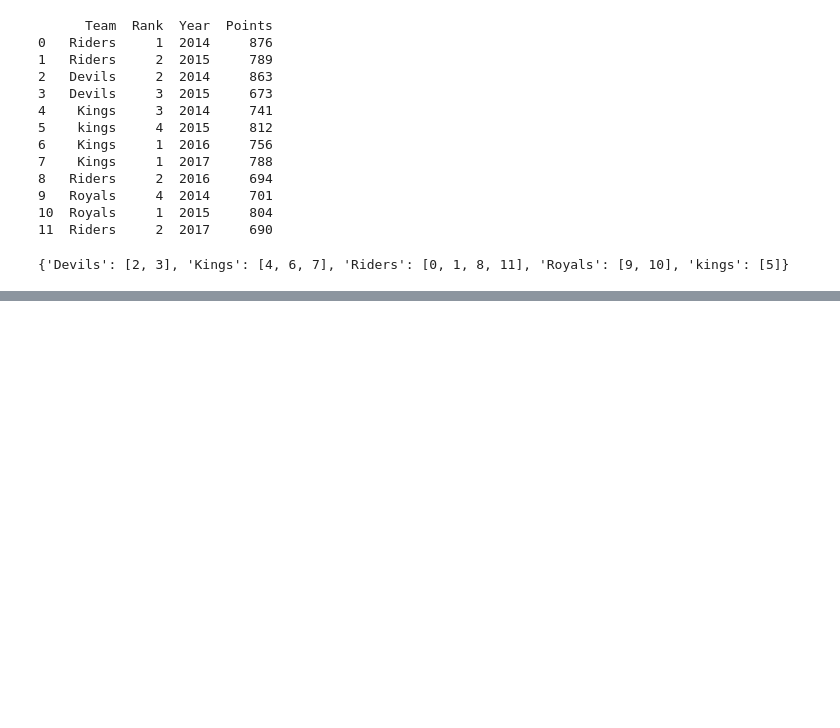
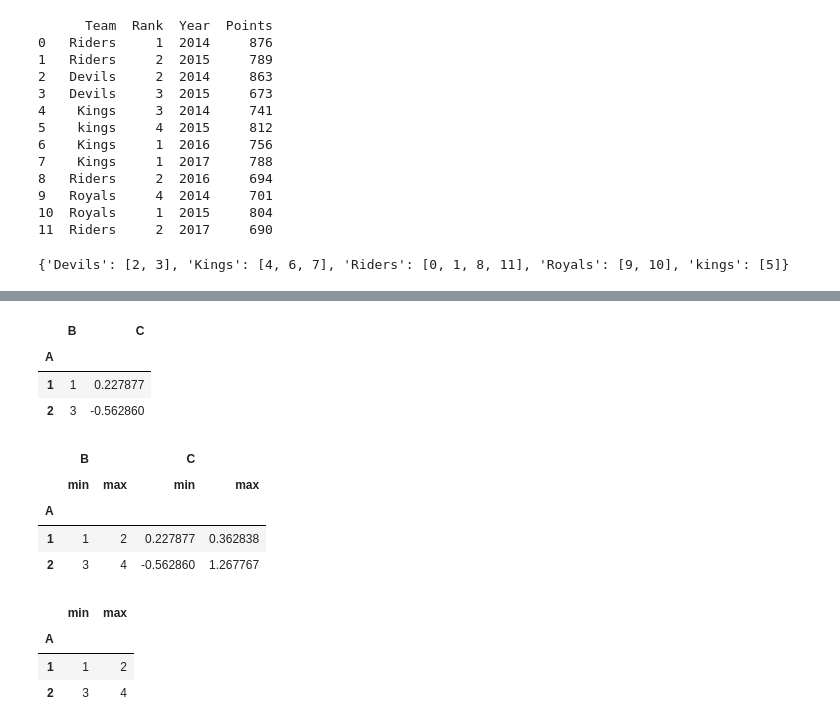
Before and after one commit to xjohansson/Databehandling_Xiu, a Jupyter notebook: Exploration/Group_by.ipynb, the cells around one changed output, grey strips where cells are left out. Drawn from its saved outputs; the diff is of its cells as text; code cells hidden in the pictures; blank space fills up the shorter version.

```diff
--- a/Exploration/Group_by.ipynb
+++ b/Exploration/Group_by.ipynb
@@ -56,3 +56,13 @@ df1=df.groupby("Team").groups
 df1
 # %% [output]
 {'Devils': [2, 3], 'Kings': [4, 6, 7], 'Riders': [0, 1, 8, 11], 'Royals': [9, 10], 'kings': [5]}
+# %%
+import pandas as pd
+df = pd.DataFrame(
+    {
+        "A": [1, 1, 2, 2],
+        "B": [1, 2, 3, 4],
+        "C": [0.362838, 0.227877, 1.267767, -0.562860],
+    }
+)
+df
@@ -58,0 +75,22 @@ df1
+# %%
+df.groupby('A').agg('min') #The aggregation is for each column 每列聚合
+# %% [output]
+|  | B | C |
+| A |  |  |
+| 1 | 1 | 0.227877 |
+| 2 | 3 | -0.562860 |
+# %%
+df.groupby('A').agg(['min', 'max'])
+# %% [output]
+|  | B |  | C |  |
+|  | min | max | min | max |
+| A |  |  |  |  |
+| 1 | 1 | 2 | 0.227877 | 0.362838 |
+| 2 | 3 | 4 | -0.562860 | 1.267767 |
+# %%
+df.groupby('A').B.agg(['min', 'max'])
+# %% [output]
+|  | min | max |
+| A |  |  |
+| 1 | 1 | 2 |
+| 2 | 3 | 4 |
```
Also changed, not shown: parts of 3 cells of this notebook, 11 other files.
